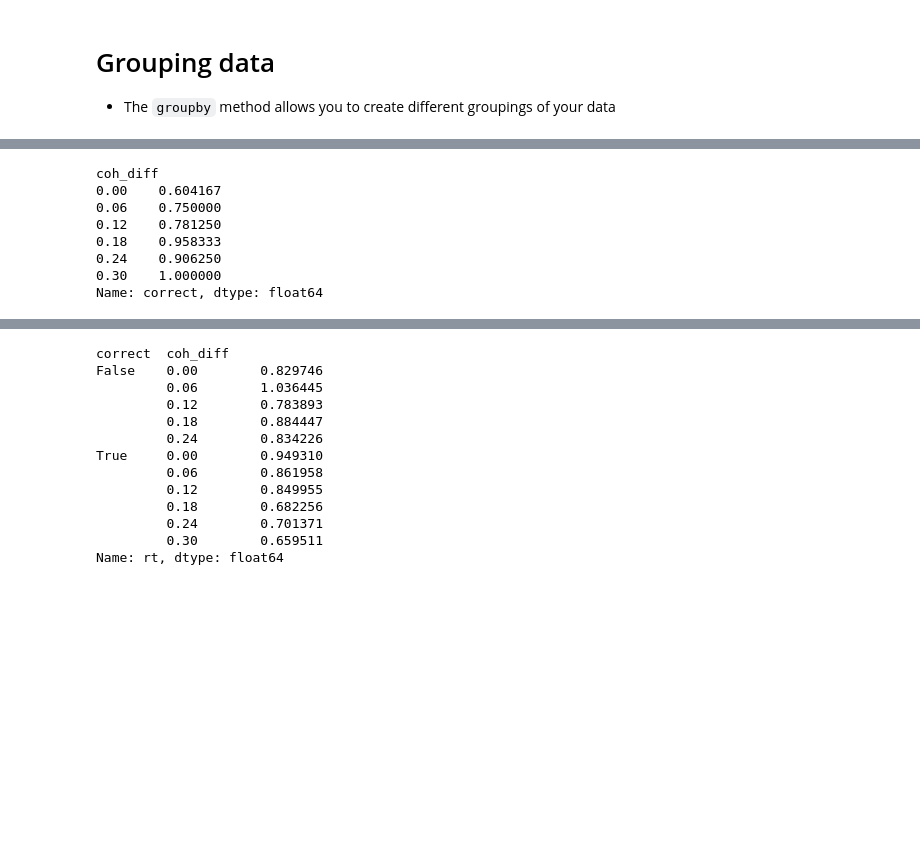
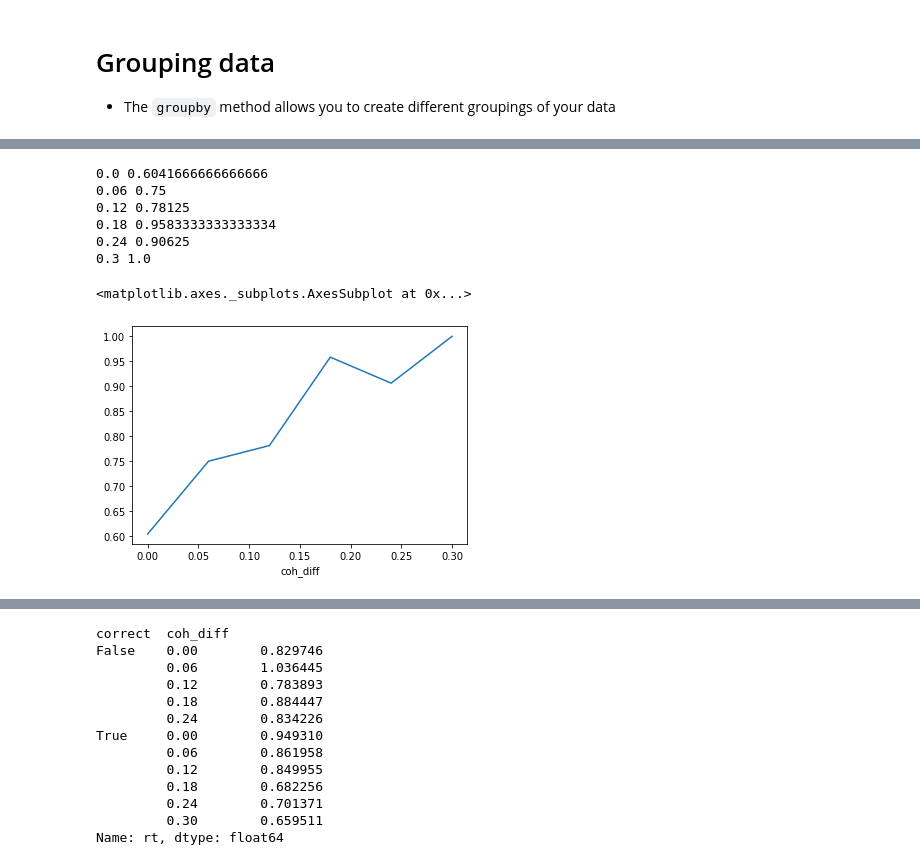
Before and after one commit to compmem/compsy, a Jupyter notebook: lessons/09_Data_Processing.ipynb, the cells around one changed output, grey strips where cells are left out. Cells and saved outputs as stored; diff of their text form; code cells hidden in the pictures; blank space fills up the shorter version.

```diff
--- a/lessons/09_Data_Processing.ipynb
+++ b/lessons/09_Data_Processing.ipynb
@@ -372,14 +465,21 @@ Index(['rt', 'disappear_time_error', 'disappear_time_time', 'run_num',
+# %%
+ucd = df['coh_diff'].unique()
+ucd.sort()
+ucd
+for cd in ucd:
+    print(cd, df.loc[df['coh_diff']==cd, 'correct'].mean())
+# %% [output]
+0.0 0.6041666666666666
+0.06 0.75
+0.12 0.78125
+0.18 0.9583333333333334
+0.24 0.90625
+0.3 1.0
 # %%
 # let's look at performance as a function of coh_diff
-df.groupby('coh_diff')['correct'].mean()
+df.groupby('coh_diff')['correct'].mean().plot()
 # %% [output]
-coh_diff
-0.00    0.604167
-0.06    0.750000
-0.12    0.781250
-0.18    0.958333
-0.24    0.906250
-0.30    1.000000
-Name: correct, dtype: float64
+<matplotlib.axes._subplots.AxesSubplot at 0x...>
+[figure, added]
 # %%
 # how about rts
```
Also changed, not shown: parts of 20 cells of this notebook.
